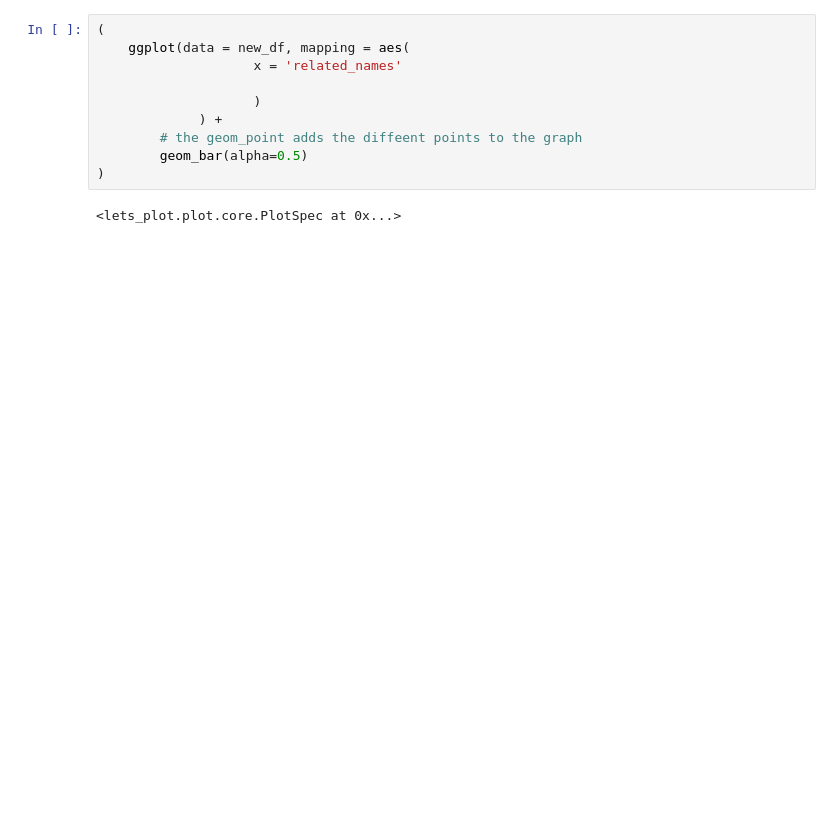
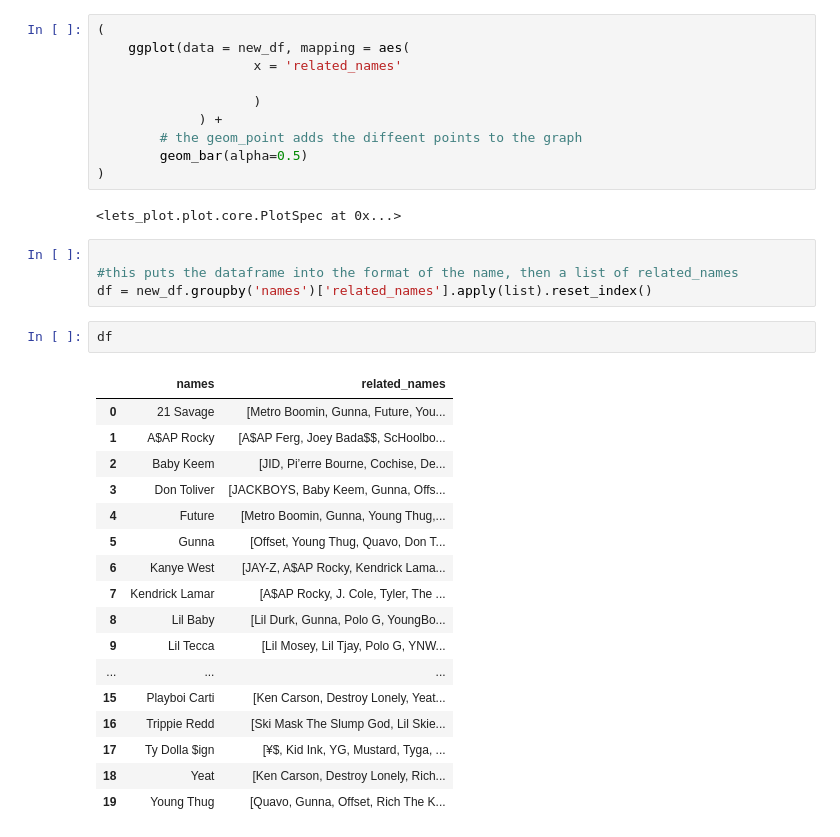
Before and after one commit to LSE-ME204/me204-2024-project-benjaminpilnick, a Jupyter notebook: spotipy.ipynb, the cells around one changed output. Drawn from its saved outputs; the diff is of its cells as text; blank space fills up the shorter version.

```diff
--- a/spotipy.ipynb
+++ b/spotipy.ipynb
@@ -173,3 +157,27 @@ LetsPlot.setup_html()
 )
 # %% [output]
 <lets_plot.plot.core.PlotSpec at 0x...>
+# %%
+
+#this puts the dataframe into the format of the name, then a list of related_names
+df = new_df.groupby('names')['related_names'].apply(list).reset_index()
+# %%
+df
+# %% [output]
+|  | names | related_names |
+| 0 | 21 Savage | [Metro Boomin, Gunna, Future, You... |
+| 1 | A$AP Rocky | [A$AP Ferg, Joey Bada$$, ScHoolbo... |
+| 2 | Baby Keem | [JID, Pi’erre Bourne, Cochise, De... |
+| 3 | Don Toliver | [JACKBOYS, Baby Keem, Gunna, Offs... |
+| 4 | Future | [Metro Boomin, Gunna, Young Thug,... |
+| 5 | Gunna | [Offset, Young Thug, Quavo, Don T... |
+| 6 | Kanye West | [JAY-Z, A$AP Rocky, Kendrick Lama... |
+| 7 | Kendrick Lamar | [A$AP Rocky, J. Cole, Tyler, The ... |
+| 8 | Lil Baby | [Lil Durk, Gunna, Polo G, YoungBo... |
+| 9 | Lil Tecca | [Lil Mosey, Lil Tjay, Polo G, YNW... |
+| ... | ... | ... |
+| 15 | Playboi Carti | [Ken Carson, Destroy Lonely, Yeat... |
+| 16 | Trippie Redd | [Ski Mask The Slump God, Lil Skie... |
+| 17 | Ty Dolla $ign | [¥$, Kid Ink, YG, Mustard, Tyga, ... |
+| 18 | Yeat | [Ken Carson, Destroy Lonely, Rich... |
+| 19 | Young Thug | [Quavo, Gunna, Offset, Rich The K... |
```
Also changed, not shown: parts of 1 cell of this notebook, 22 other files.
